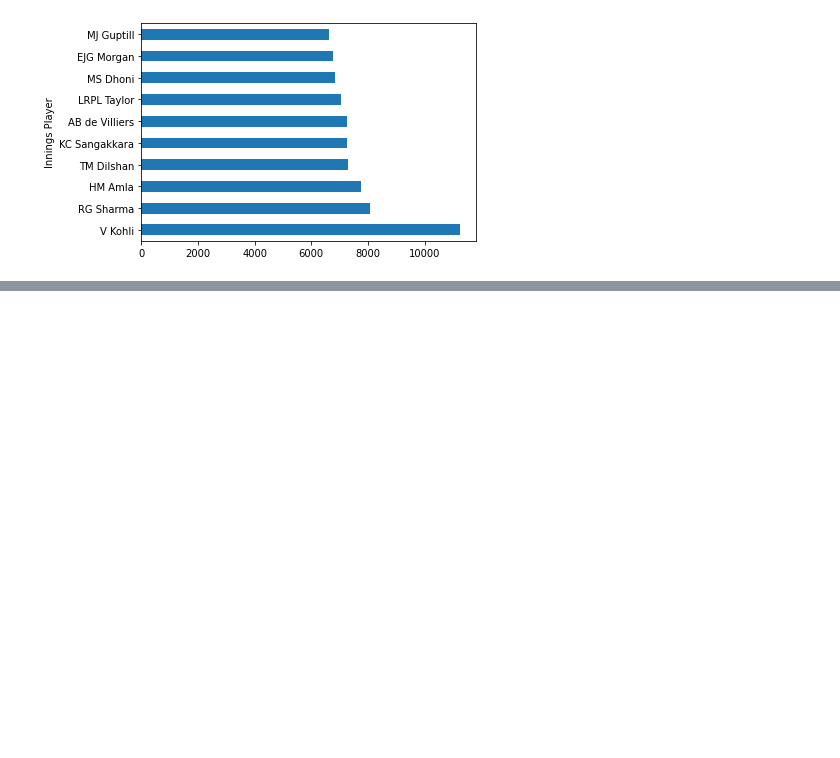
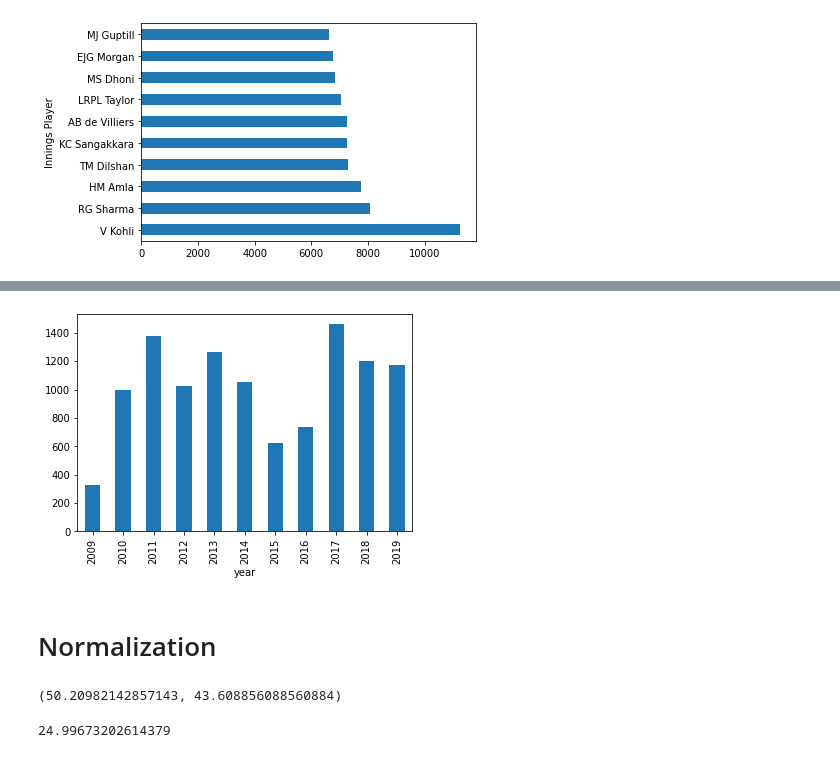
Before and after one commit to arehvs/practice, a Jupyter notebook: SachinvsKohli.ipynb, the cells around one changed output, grey strips where cells are left out. Drawn from its saved outputs; the diff is of its cells as text; code cells hidden in the pictures; blank space fills up the shorter version.

```diff
--- a/SachinvsKohli.ipynb
+++ b/SachinvsKohli.ipynb
@@ -416,0 +463,17 @@ plt.show()
+# %%
+kdf.groupby(['year'])['Innings Runs Scored Num'].sum().plot(kind='bar')
+plt.show()
+# %% [output]
+[figure, added]
+# %% [markdown]
+# Normalization
+# %%
+# RPI -Kohli, Sachin
+
+sum(kdf['Innings Runs Scored Num'])/len(kdf),sum(sdf['Innings Runs Scored Num'])/len(sdf)
+# %% [output]
+(50.20982142857143, 43.608856088560884)
+# %%
+sum(virat_df['Innings Runs Scored Num'])/len(virat_df)
+# %% [output]
+24.99673202614379
```
Also changed, not shown: parts of 11 cells of this notebook.
